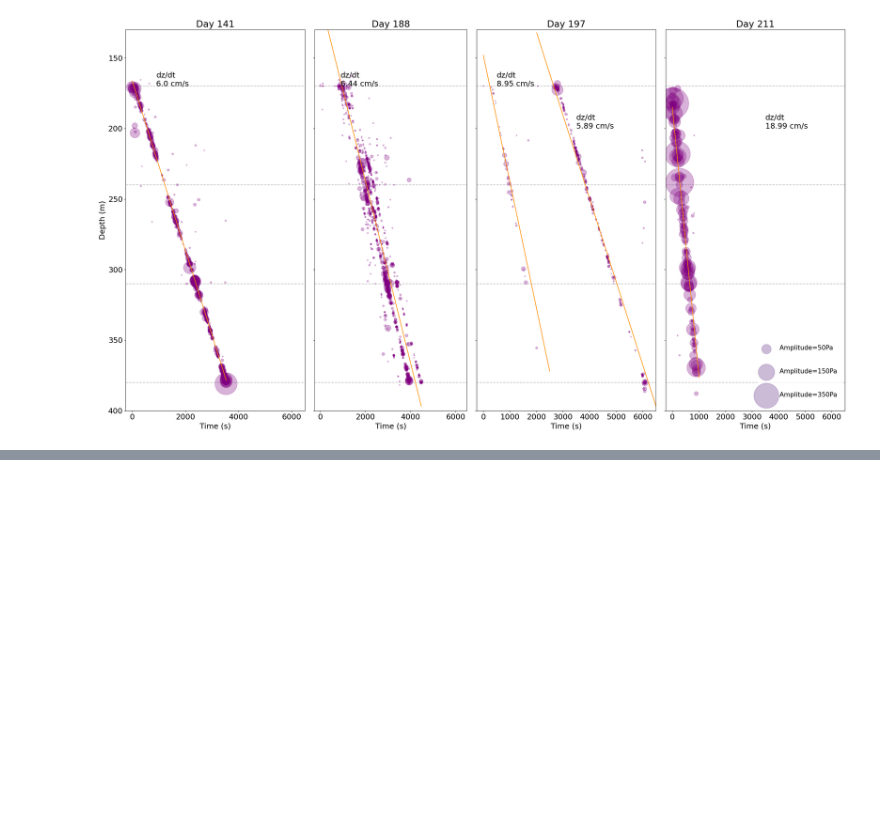
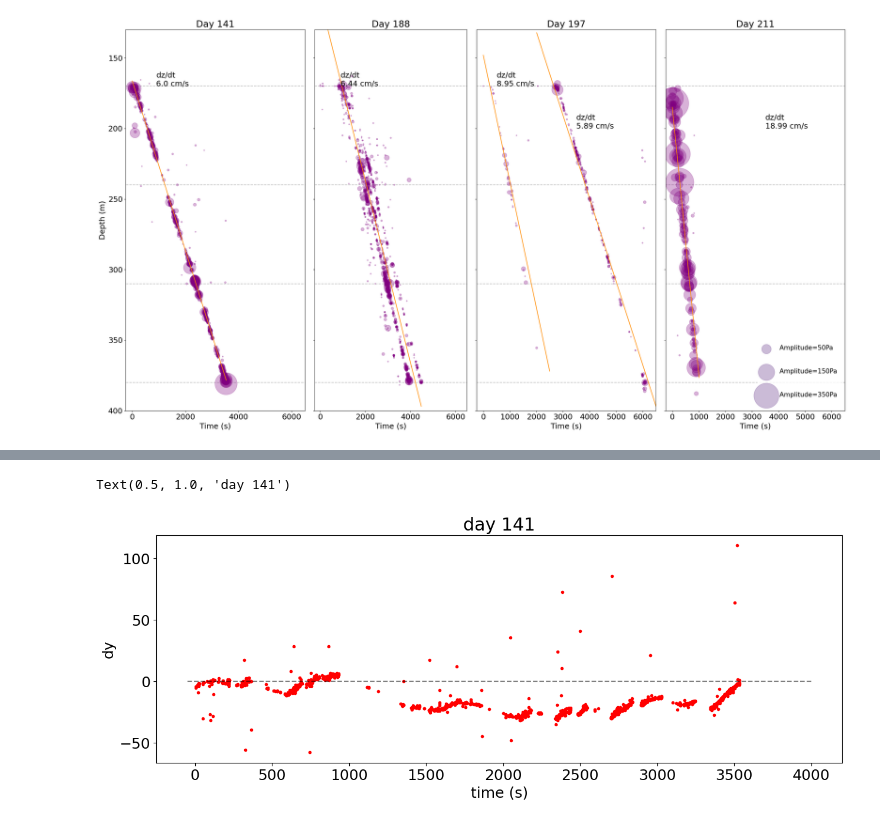
Before and after one commit to SerpRateAI/tensilePaper, a Jupyter notebook: combined-geology-chemistry-fractures.ipynb, the cells around one changed output, grey strips where cells are left out. Drawn from its saved outputs; the diff is of its cells as text; code cells hidden in the pictures; blank space fills up the shorter version.

```diff
--- a/combined-geology-chemistry-fractures.ipynb
+++ b/combined-geology-chemistry-fractures.ipynb
@@ -440,0 +539,20 @@ df211
+# %%
+x = xymod141[0]
+y = xymod141[1]
+
+fig, ax = plt.subplots(figsize=(15, 5))
+
+dt = df141.arrival_datetime.diff()[1:].apply(lambda t: t.total_seconds())
+dy = y[1:] - df141.depth.values[1:]
+
+ax.plot(np.cumsum(dt), dy, marker='.', linestyle='', color='red')
+ax.plot((-50, 4000), (0, 0), color='black', alpha=0.5, linestyle='--')
+# ax.set_xlim(-50, 4000)
+# ax.set_ylim(100, -50)
+# ax.set_ylabel('dy/dt (cm s^-1)')
+ax.set_ylabel('dy')
+ax.set_xlabel('time (s)')
+ax.set_title('day 141')
+# %% [output]
+Text(0.5, 1.0, 'day 141')
+[figure, added]
```
Also changed, not shown: parts of 11 cells of this notebook, 5 other files.
